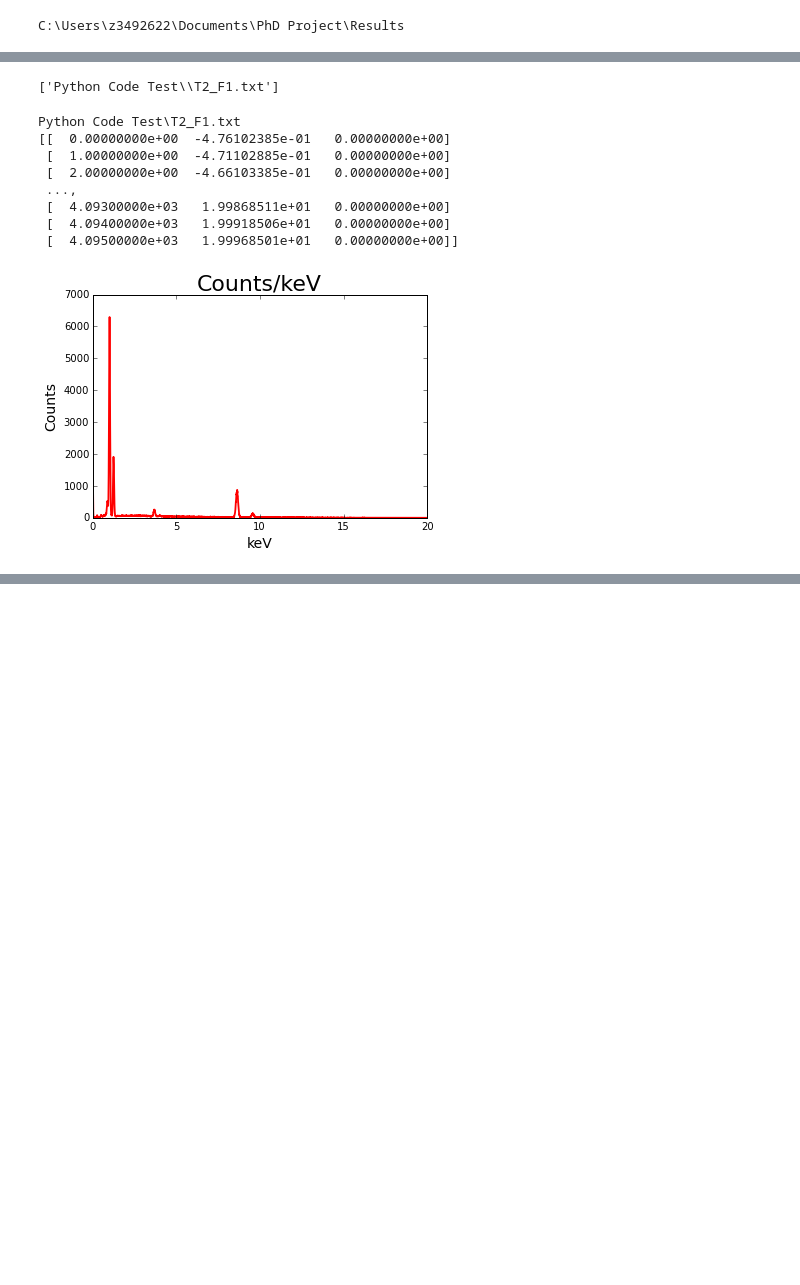
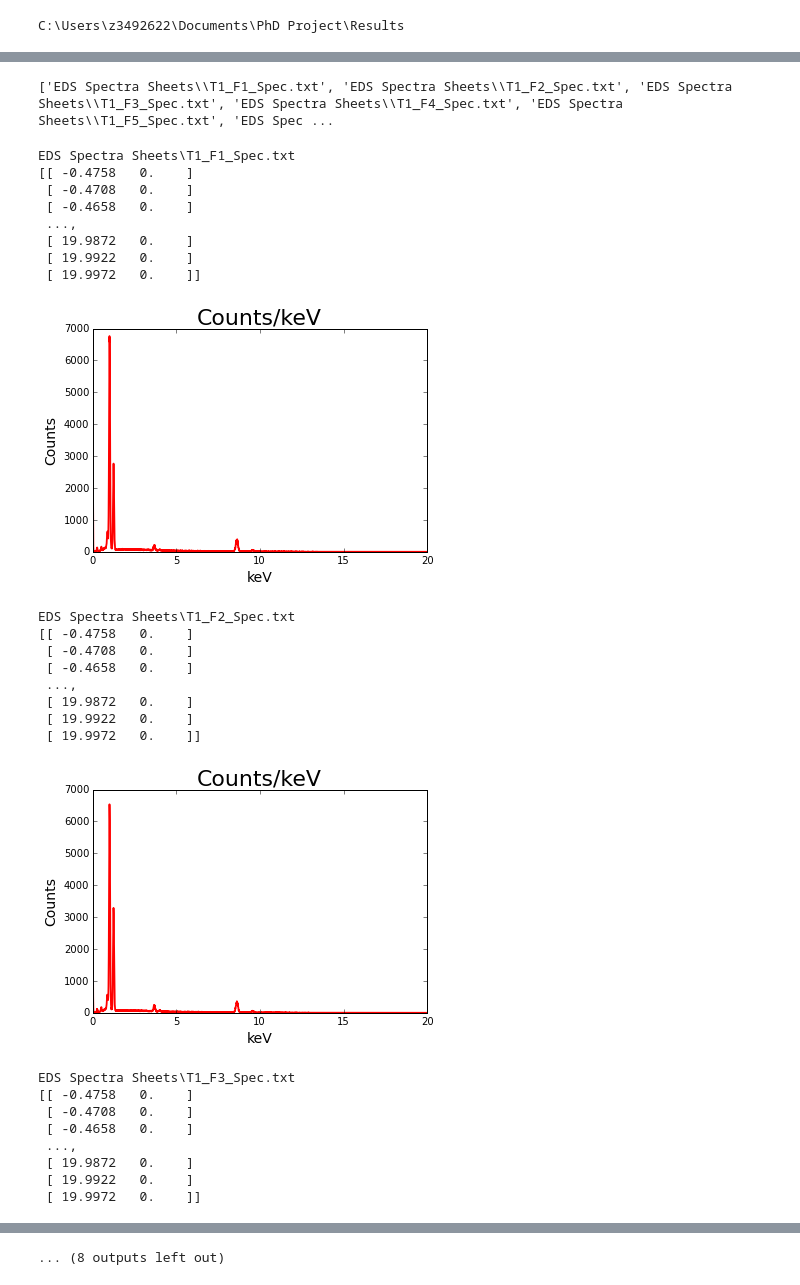
Before and after one commit to PoleScars/IPython-Notebooks, a Jupyter notebook: Plot Function (EDS).ipynb, the cells around one changed output, grey strips where cells are left out. Drawn from its saved outputs; the diff is of its cells as text; code cells hidden in the pictures; blank space fills up the shorter version.

Commit message:
Plotting actual data from last SEM session!

```diff
--- a/Plot Function (EDS).ipynb
+++ b/Plot Function (EDS).ipynb
@@ -31,7 +31,7 @@ C:\Users\z3492622\Documents\PhD Project\Results\SEM\2015-04-04 (T2 3 5)\EDS Anay
 # %%
 'Directs to directory containing files to be anaylised'
 
-Folder = 'Python Code Test'
+Folder = 'EDS Spectra Sheets'
 
 print 'Directory to be anaylised:'
 print Folder
@@ -131,32 +131,50 @@ def plotFile(filename, xAxis=1, yAxis=2):
     plt.axis([0, PlotLayout['xAxisMax'], 0, PlotLayout['yAxisMax']])
     plt.show()
 # %%
-filesToPlot = dataFilesRange('txt', 0, 2)
+filesToPlot = dataFilesRange('txt', 0, 10)
 print filesToPlot
 # %% [output]
-['Python Code Test\\T2_F1.txt']
+['EDS Spectra Sheets\\T1_F1_Spec.txt', 'EDS Spectra Sheets\\T1_F2_Spec.txt', 'EDS Spectra Sheets\\T1_F3_Spec.txt', 'EDS Spectra Sheets\\T1_F4_Spec.txt', 'EDS Spectra Sheets\\T1_F5_Spec.txt', 'EDS Spec ...
 # %%
 '''For loop to print dataFileRange
 Prints filepath of each *.filetype file anaylisied
 Uses dataArray() function to print matrix of each file
 Uses dataArray() and plotFile() functions to print each file'''
 
 for files in filesToPlot:
     print files #Prints files
 
     '''dataArray takes 4 arrguments; filename, Delimiter, StartRow, and LastColumn
     Note1: For .csv Delimiter = ',' and for .txt Delimiter = None
     Note2: The variable dataArray is stored as MUST match the getColumn Function'''
-    dataToPlot = dataArray(files, None, 26, 3) #Defines data and limits
+    dataToPlot = dataArray(files, None, 26, 2) #Defines data and limits
     print dataToPlot #Prints matrix
-    plotFile(dataToPlot, 2, 3) #Generates plot
+    'plotfile requires the X & Y axis be specified'
+    plotFile(dataToPlot, 1, 2) #Generates plot
 # %% [output]
-Python Code Test\T2_F1.txt
-[[  0.00000000e+00  -4.76102385e-01   0.00000000e+00]
- [  1.00000000e+00  -4.71102885e-01   0.00000000e+00]
- [  2.00000000e+00  -4.66103385e-01   0.00000000e+00]
+EDS Spectra Sheets\T1_F1_Spec.txt
+[[ -0.4758   0.    ]
+ [ -0.4708   0.    ]
+ [ -0.4658   0.    ]
  ...,
- [  4.09300000e+03   1.99868511e+01   0.00000000e+00]
- [  4.09400000e+03   1.99918506e+01   0.00000000e+00]
- [  4.09500000e+03   1.99968501e+01   0.00000000e+00]]
+ [ 19.9872   0.    ]
+ [ 19.9922   0.    ]
+ [ 19.9972   0.    ]]
-[figure, old version]
+[figure, new version]
+EDS Spectra Sheets\T1_F2_Spec.txt
+[[ -0.4758   0.    ]
+ [ -0.4708   0.    ]
+ [ -0.4658   0.    ]
+ ...,
+ [ 19.9872   0.    ]
+ [ 19.9922   0.    ]
+ [ 19.9972   0.    ]]
+[figure, added]
+EDS Spectra Sheets\T1_F3_Spec.txt
+[[ -0.4758   0.    ]
+ [ -0.4708   0.    ]
+ [ -0.4658   0.    ]
+ ...,
+ [ 19.9872   0.    ]
+ [ 19.9922   0.    ]
+ [ 19.9972   0.    ]]
@@ -162,0 +209 @@ Python Code Test\T2_F1.txt
+... (8 outputs left out)
```
Also changed, not shown: parts of 3 cells of this notebook.
